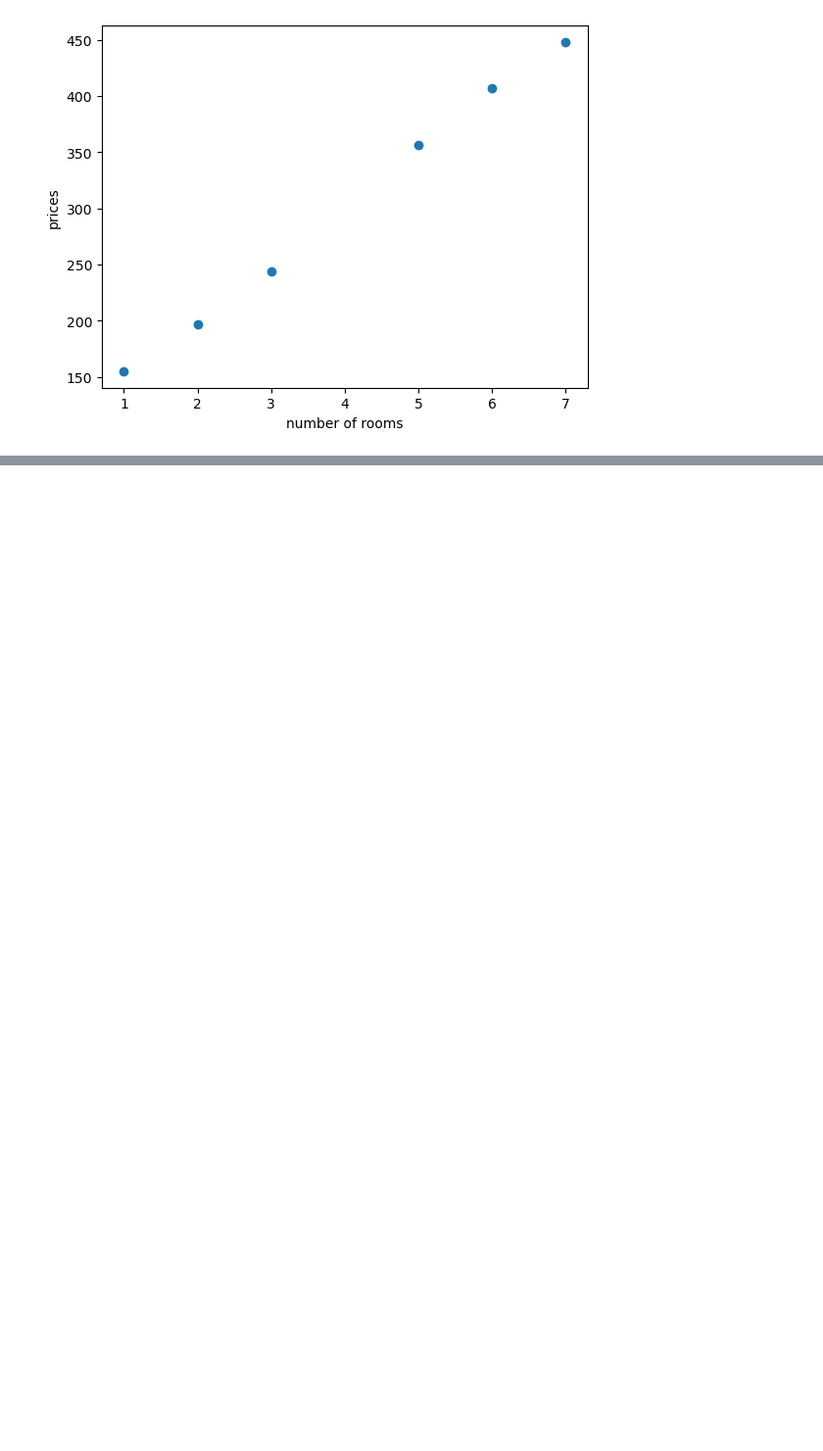
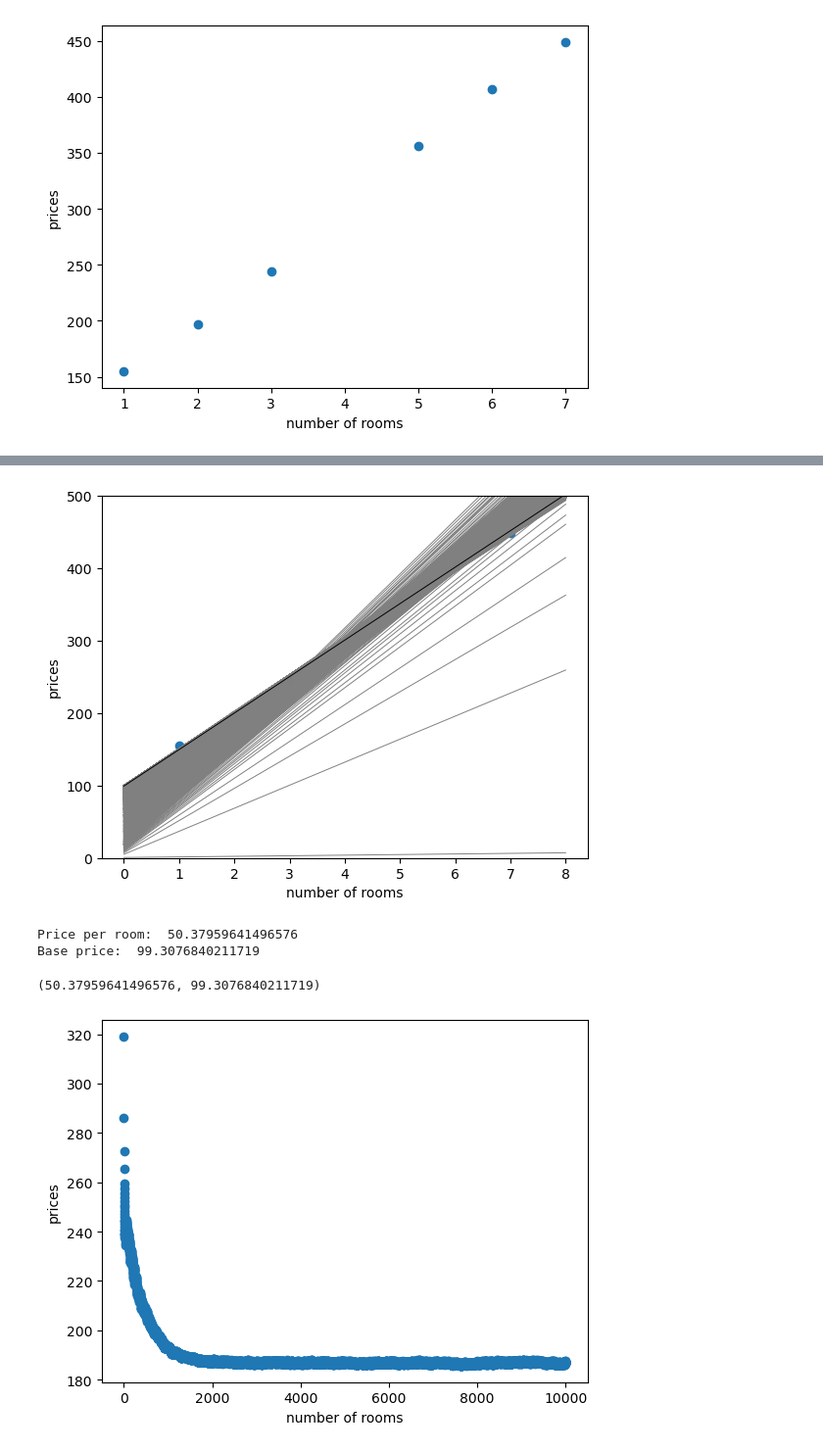
Before and after one commit to desert71/Jupyter_notebooks, a Jupyter notebook: Linear_Regression.ipynb, the cells around one changed output, grey strips where cells are left out. Shown: that part at 98% size. Drawn from its saved outputs; the diff is of its cells as text; code cells hidden in the pictures; blank space fills up the shorter version.

```diff
--- a/Linear_Regression.ipynb
+++ b/Linear_Regression.ipynb
@@ -79,0 +178,15 @@ Base price:  90.81234197822175
+# %%
+plt.ylim(0, 500)
+linear_regression(
+    features=features,
+    labels=labels,
+    trick_function=square_trick,
+    learning_rate=0.01,
+    epochs=10000
+)
+# %% [output]
+[figure, added]
+Price per room:  50.37959641496576
+Base price:  99.3076840211719
+(50.37959641496576, 99.3076840211719)
+[figure, added]
```
Also changed, not shown: parts of 6 cells of this notebook, 2 other files.
